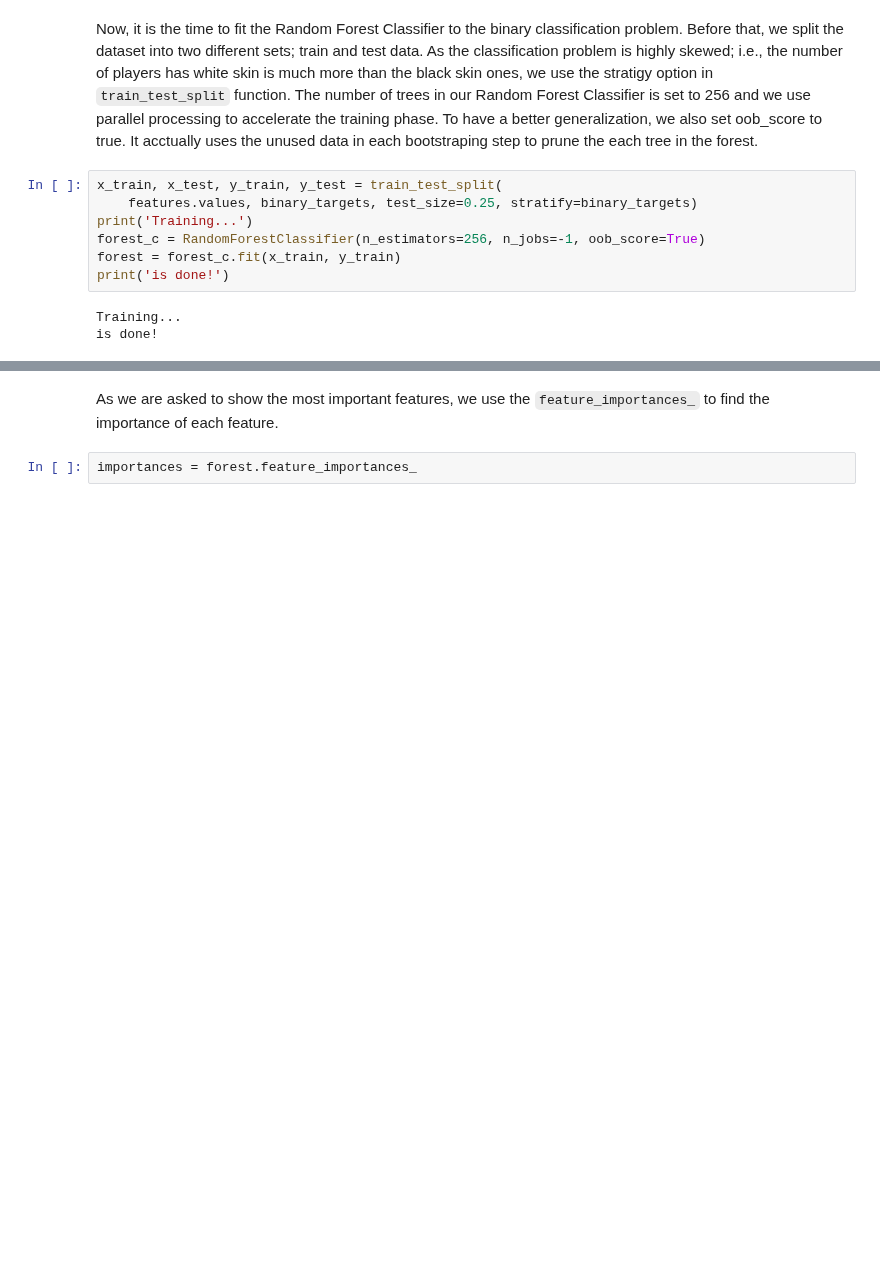
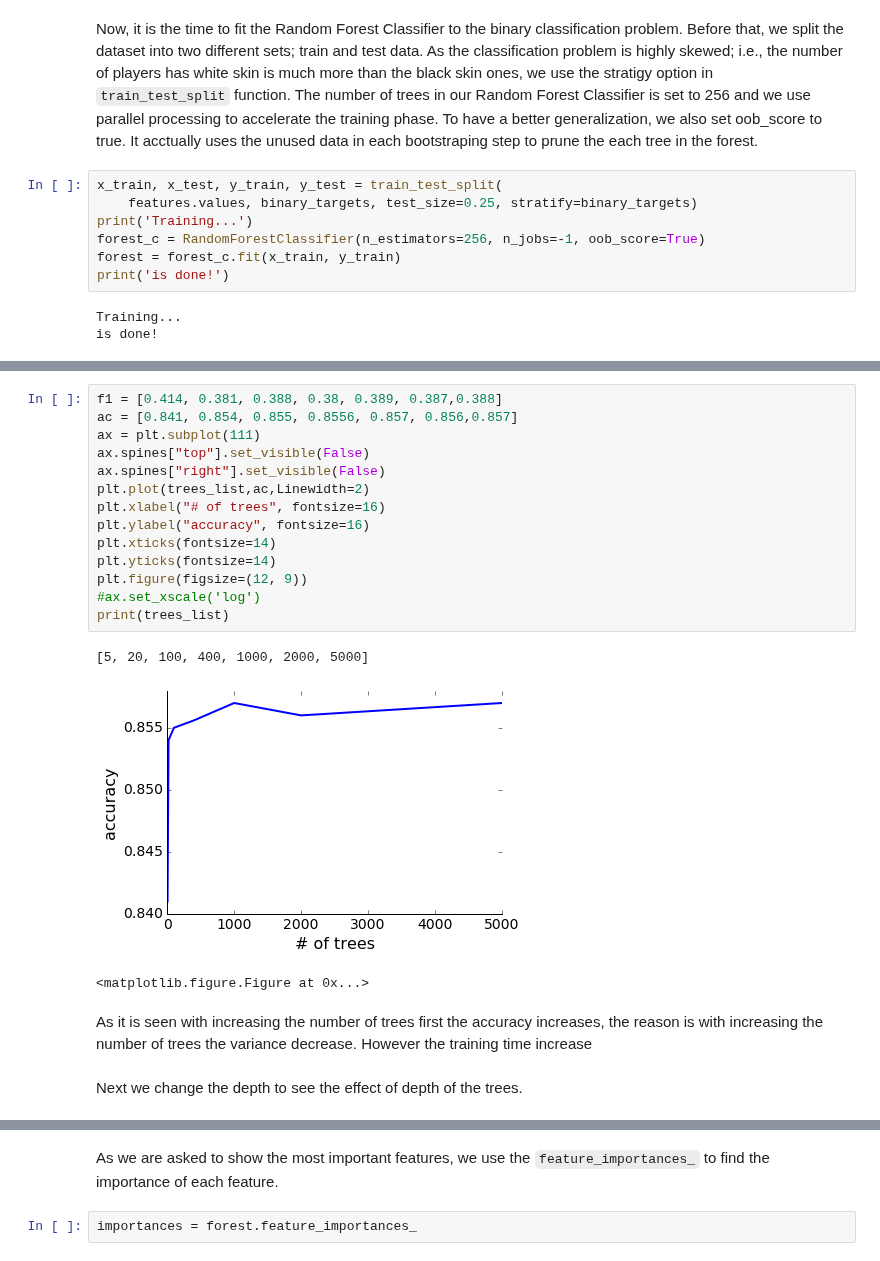
Before and after one commit to sorooshafiee/ADA-SAF, a Jupyter notebook: 04 - Applied ML/Exercise_1.ipynb, the cells around one changed output, grey strips where cells are left out. Cells and saved outputs as stored; diff of their text form; blank space fills up the shorter version.

```diff
--- a/04 - Applied ML/Exercise_1.ipynb
+++ b/04 - Applied ML/Exercise_1.ipynb
@@ -273,0 +387,22 @@ Confusion matrix for test is:
+# %%
+f1 = [0.414, 0.381, 0.388, 0.38, 0.389, 0.387,0.388]
+ac = [0.841, 0.854, 0.855, 0.8556, 0.857, 0.856,0.857]
+ax = plt.subplot(111)
+ax.spines["top"].set_visible(False)
+ax.spines["right"].set_visible(False)
+plt.plot(trees_list,ac,Linewidth=2)
+plt.xlabel("# of trees", fontsize=16)
+plt.ylabel("accuracy", fontsize=16)
+plt.xticks(fontsize=14)
+plt.yticks(fontsize=14)
+plt.figure(figsize=(12, 9))
+#ax.set_xscale('log')
+print(trees_list)
+# %% [output]
+[5, 20, 100, 400, 1000, 2000, 5000]
+[figure, added]
+<matplotlib.figure.Figure at 0x...>
+# %% [markdown]
+As it is seen with increasing the number of trees first the accuracy increases, the reason is with increasing the number of trees the variance decrease. However the training time increase
+# %% [markdown]
+Next we change the depth to see the effect of depth of the trees.
```
Also changed, not shown: parts of 33 cells of this notebook.
